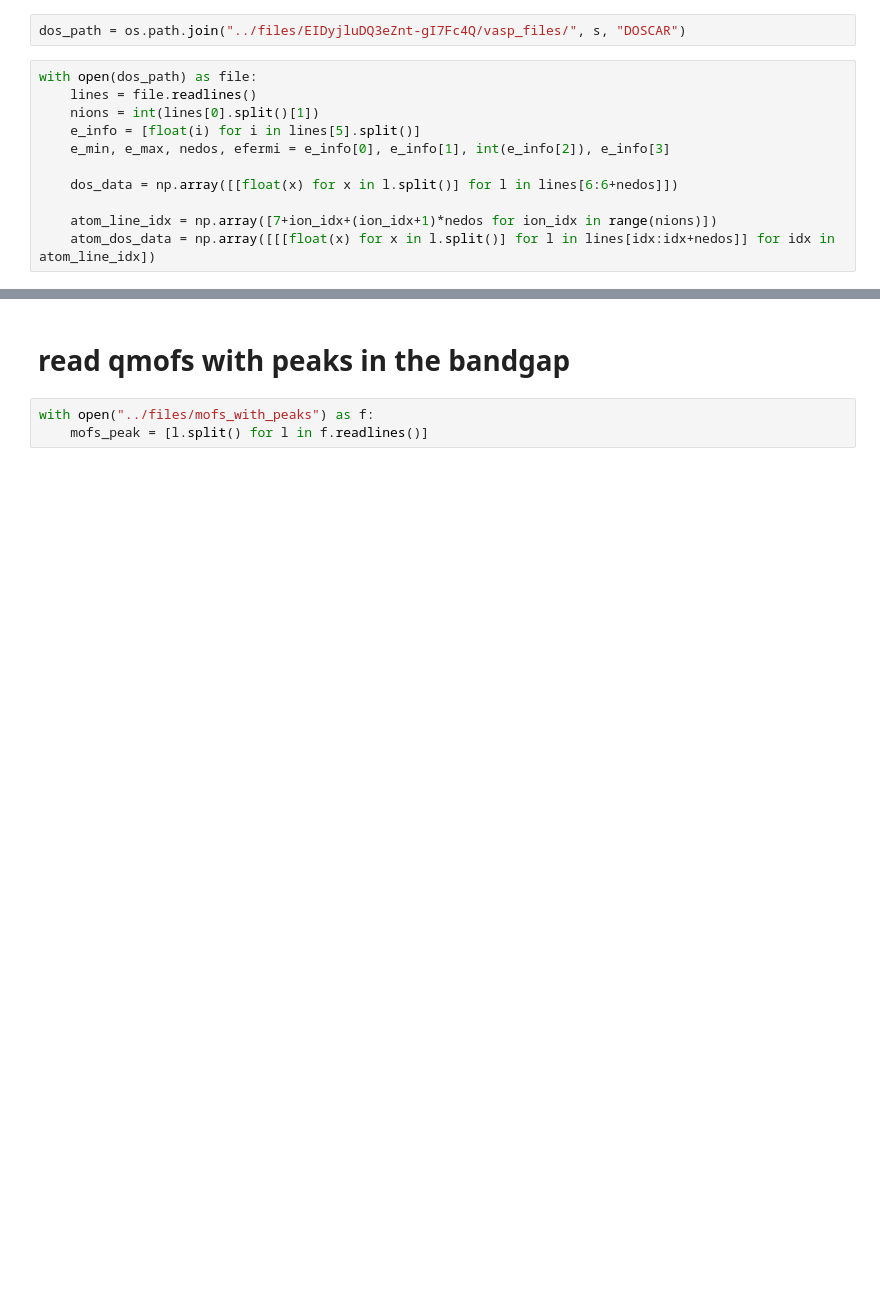
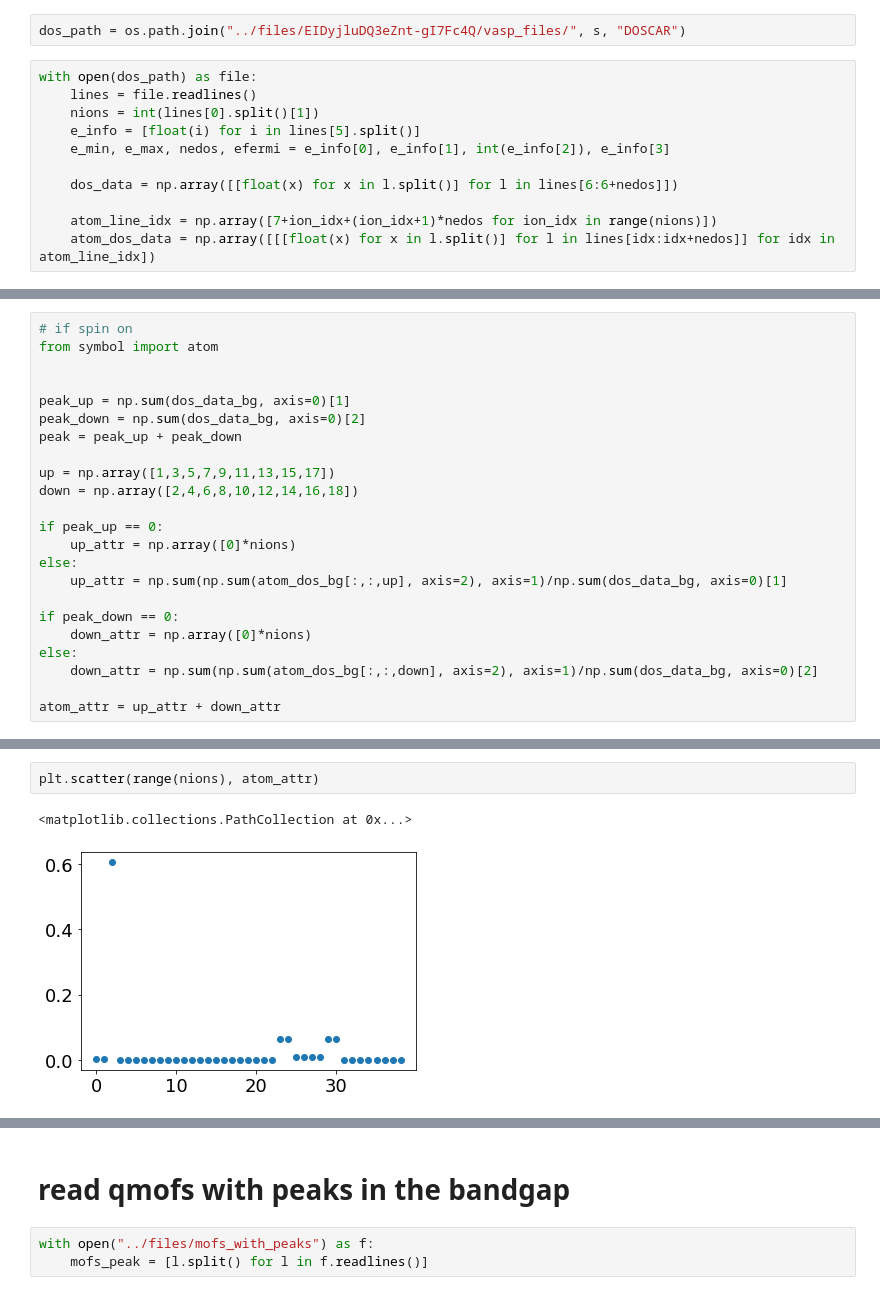
Before and after one commit to XiaoqZhang/qmof_dataparser, a Jupyter notebook: dev/20221025_check_peaks_bandgap.ipynb, the cells around one changed output, grey strips where cells are left out. Saved outputs shown, nothing was run; the diff lists cells and outputs as text; blank space fills up the shorter version.

```diff
--- a/dev/20221025_check_peaks_bandgap.ipynb
+++ b/dev/20221025_check_peaks_bandgap.ipynb
@@ -216,0 +89,23 @@ np.max(dos_data[:, 1][(energies>efermi-1) & (energies<efermi+7)])
+# %%
+# if spin on
+from symbol import atom
+
+
+peak_up = np.sum(dos_data_bg, axis=0)[1]
+peak_down = np.sum(dos_data_bg, axis=0)[2]
+peak = peak_up + peak_down
+
+up = np.array([1,3,5,7,9,11,13,15,17])
+down = np.array([2,4,6,8,10,12,14,16,18])
+
+if peak_up == 0:
+    up_attr = np.array([0]*nions)
+else:
+    up_attr = np.sum(np.sum(atom_dos_bg[:,:,up], axis=2), axis=1)/np.sum(dos_data_bg, axis=0)[1]
+
+if peak_down == 0:
+    down_attr = np.array([0]*nions)
+else:
+    down_attr = np.sum(np.sum(atom_dos_bg[:,:,down], axis=2), axis=1)/np.sum(dos_data_bg, axis=0)[2]
+
+atom_attr = up_attr + down_attr
@@ -217 +125,6 @@ np.max(dos_data[:, 1][(energies>efermi-1) & (energies<efermi+7)])
+# %%
+plt.scatter(range(nions), atom_attr)
+# %% [output]
+<matplotlib.collections.PathCollection at 0x...>
+[figure, added]
 # %%
```
Also changed, not shown: parts of 38 cells of this notebook, 2 other files.
